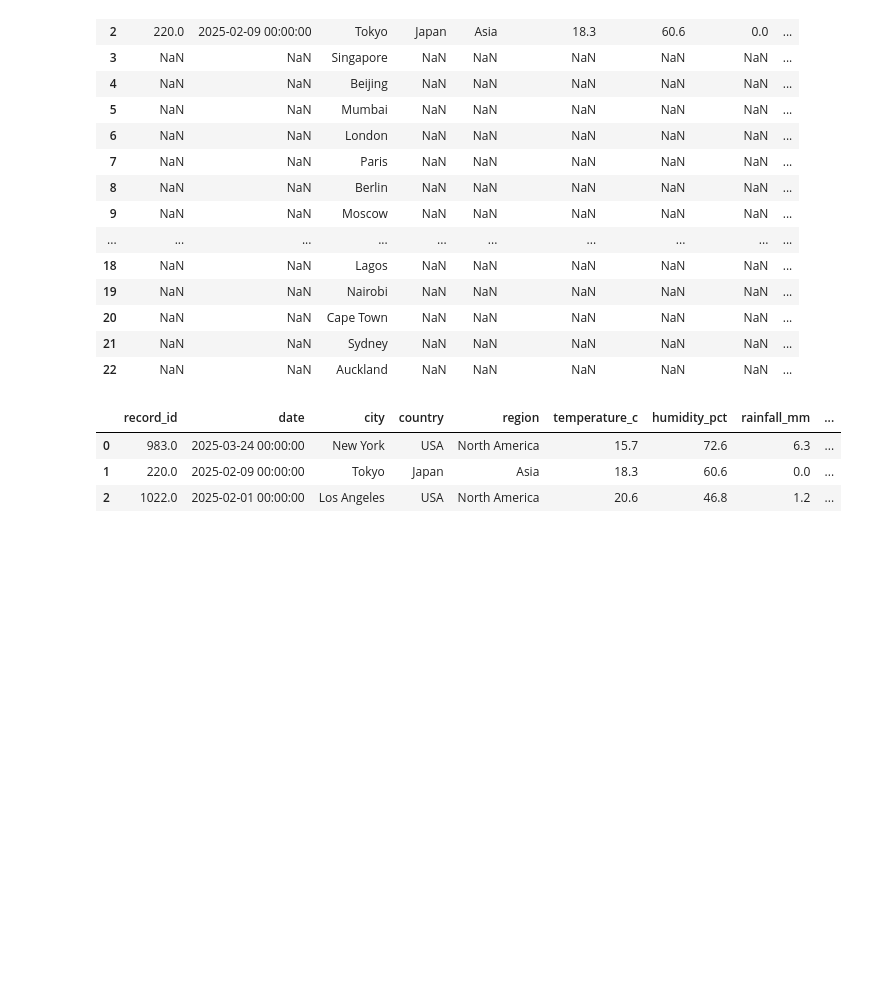
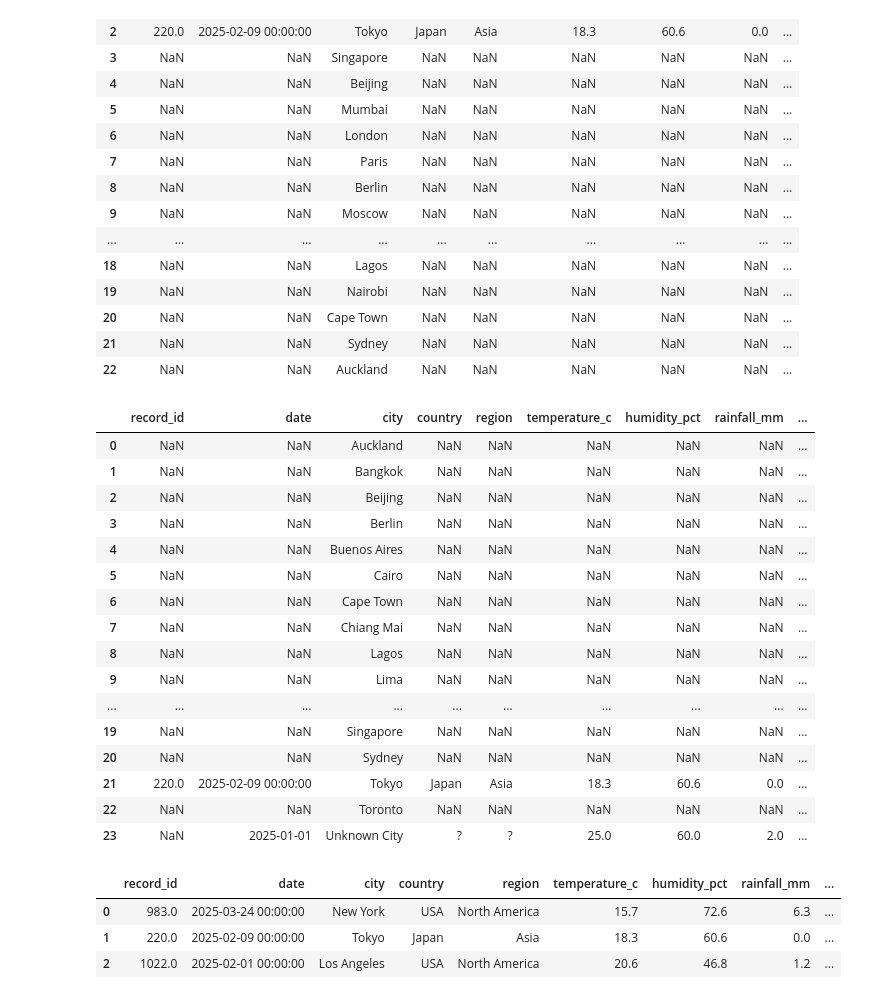
Before and after one commit to phatchariya202/683020589-0_Phatchariya, a Jupyter notebook: Module-A-Notebooks/SC612104_Session09_Pandas_Advanced.ipynb, the cells around one changed output. Saved outputs shown, nothing was run; the diff lists cells and outputs as text; code cells hidden in the pictures; blank space fills up the shorter version.

```diff
--- a/Module-A-Notebooks/SC612104_Session09_Pandas_Advanced.ipynb
+++ b/Module-A-Notebooks/SC612104_Session09_Pandas_Advanced.ipynb
@@ -687,6 +714,26 @@ pd.merge(df_test, city_info[["city", "population_millions"]], on="city", how="ri
 | 20 | NaN | NaN | Cape Town | NaN | NaN | NaN | NaN | NaN | ... |
 | 21 | NaN | NaN | Sydney | NaN | NaN | NaN | NaN | NaN | ... |
 | 22 | NaN | NaN | Auckland | NaN | NaN | NaN | NaN | NaN | ... |
+# %%
+pd.merge(df_test, city_info[["city", "population_millions"]], on="city", how="outer")
+# %% [output]
+|  | record_id | date | city | country | region | temperature_c | humidity_pct | rainfall_mm | ... |
+| 0 | NaN | NaN | Auckland | NaN | NaN | NaN | NaN | NaN | ... |
+| 1 | NaN | NaN | Bangkok | NaN | NaN | NaN | NaN | NaN | ... |
+| 2 | NaN | NaN | Beijing | NaN | NaN | NaN | NaN | NaN | ... |
+| 3 | NaN | NaN | Berlin | NaN | NaN | NaN | NaN | NaN | ... |
+| 4 | NaN | NaN | Buenos Aires | NaN | NaN | NaN | NaN | NaN | ... |
+| 5 | NaN | NaN | Cairo | NaN | NaN | NaN | NaN | NaN | ... |
+| 6 | NaN | NaN | Cape Town | NaN | NaN | NaN | NaN | NaN | ... |
+| 7 | NaN | NaN | Chiang Mai | NaN | NaN | NaN | NaN | NaN | ... |
+| 8 | NaN | NaN | Lagos | NaN | NaN | NaN | NaN | NaN | ... |
+| 9 | NaN | NaN | Lima | NaN | NaN | NaN | NaN | NaN | ... |
+| ... | ... | ... | ... | ... | ... | ... | ... | ... | ... |
+| 19 | NaN | NaN | Singapore | NaN | NaN | NaN | NaN | NaN | ... |
+| 20 | NaN | NaN | Sydney | NaN | NaN | NaN | NaN | NaN | ... |
+| 21 | 220.0 | 2025-02-09 00:00:00 | Tokyo | Japan | Asia | 18.3 | 60.6 | 0.0 | ... |
+| 22 | NaN | NaN | Toronto | NaN | NaN | NaN | NaN | NaN | ... |
+| 23 | NaN | 2025-01-01 | Unknown City | ? | ? | 25.0 | 60.0 | 2.0 | ... |
 # %%
 pd.merge(df_test, city_info[["city", "population_millions"]], on="city")
 # %% [output]
```
Also changed, not shown: parts of 12 cells of this notebook.
